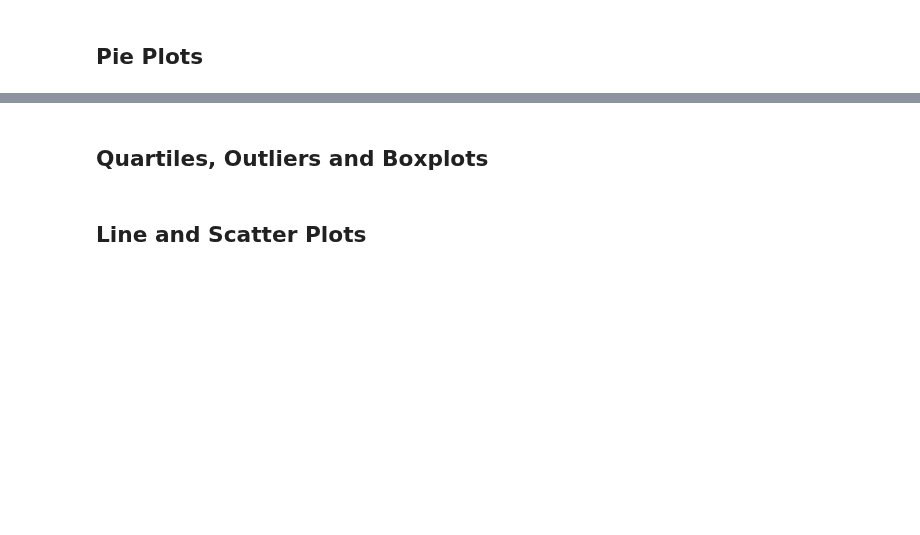
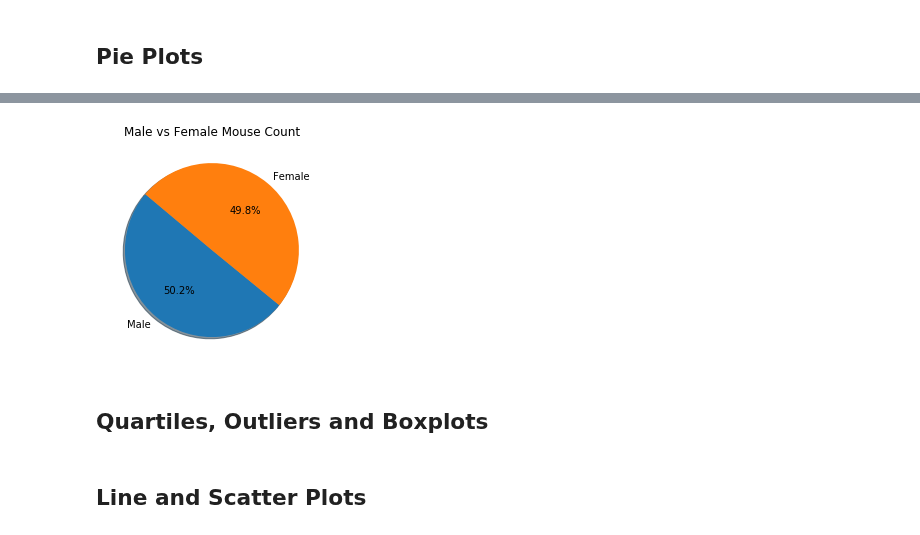
Before and after one commit to olivesun1213/Matplotlib, a Jupyter notebook: Unit 05 - Matplotlib_Homework_Instructions_Pymaceuticals_pymaceuticals_starter.ipynb, the cells around one changed output, grey strips where cells are left out. Drawn from its saved outputs; the diff is of its cells as text; code cells hidden in the pictures; blank space fills up the shorter version.

```diff
--- a/Unit 05 - Matplotlib_Homework_Instructions_Pymaceuticals_pymaceuticals_starter.ipynb
+++ b/Unit 05 - Matplotlib_Homework_Instructions_Pymaceuticals_pymaceuticals_starter.ipynb
@@ -123,8 +105,11 @@ newtable["Sex"].value_counts().plot(kind='pie', y='Sex',autopct='%1.1f%%',shadow
 # %%
 # Generate a pie plot showing the distribution of female versus male mice using pyplot
-plt.title=("Male vs Female Mouse",bbox={'facecolor':'0.8', 'pad':5}))
-plt.pie(newtable["Sex"].value_counts(),labels=newtable["Sex"].unique(),
+
+labels=newtable["Sex"].unique()
+data=newtable["Sex"].value_counts()
+
+plt.pie(data,labels=labels,
         autopct="%1.1f%%", shadow=True, startangle=140)
-plt.axis("equal")
+plt.title("Male vs Female Mouse Count")
 plt.show()
 # %% [output]
@@ -132,3 +116,4 @@ SyntaxError: invalid syntax (<ipython-input-54-5f31ee3a92b2>, line 2)
+[figure, added]
 # %% [markdown]
 ## Quartiles, Outliers and Boxplots
 # %%
```
Also changed, not shown: parts of 6 cells of this notebook, 1 other file.
